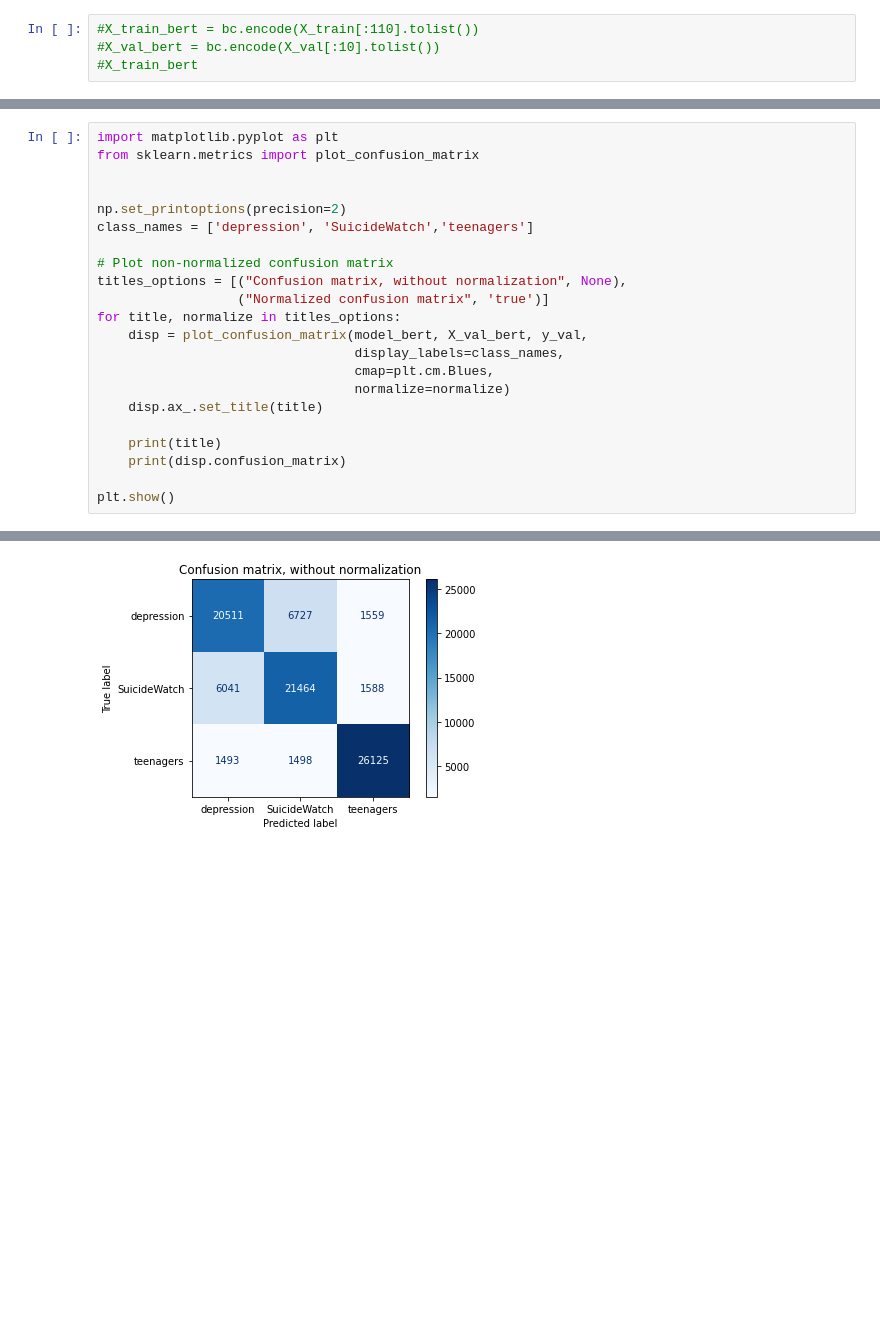
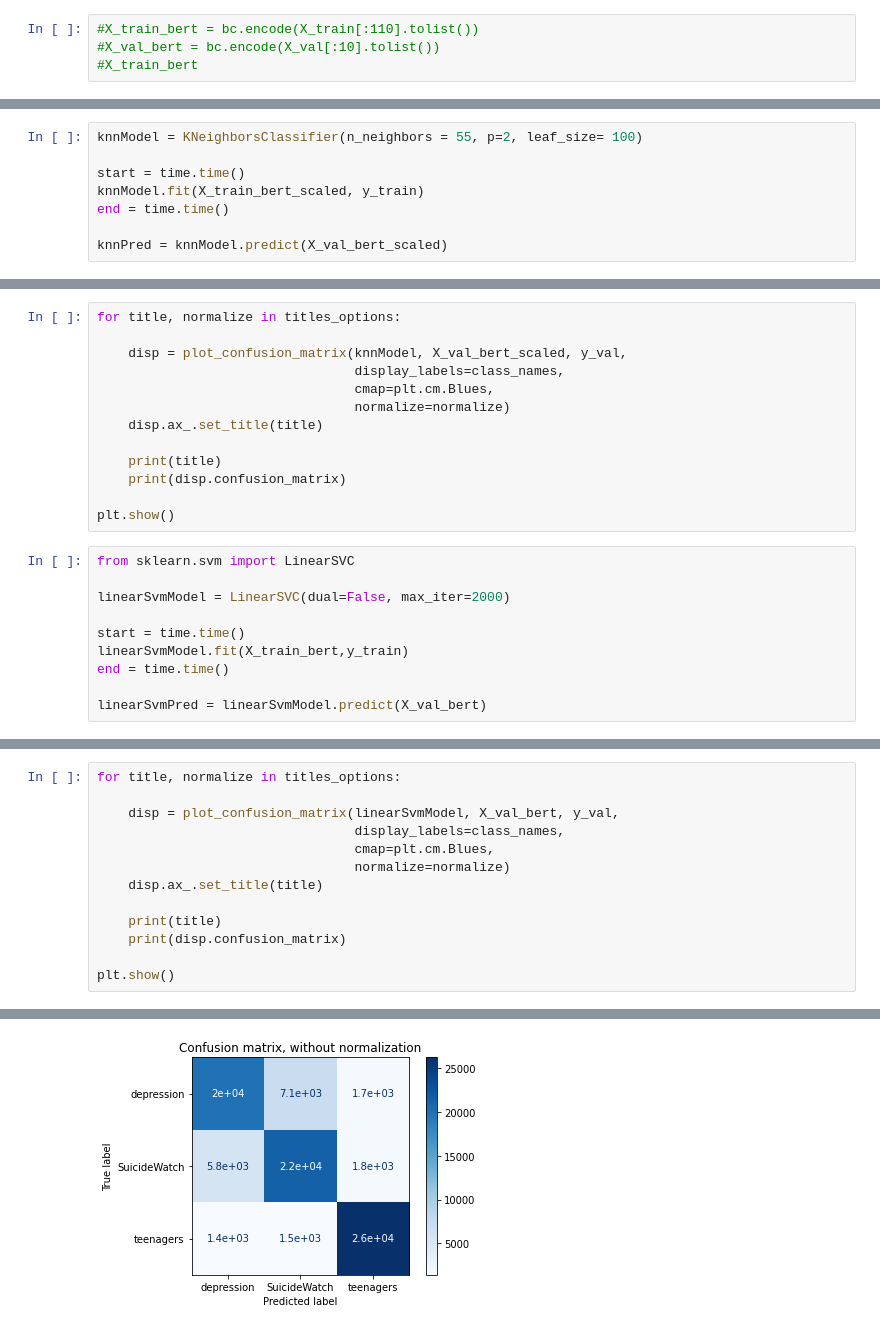
Before and after one commit to Sougotadayglo/DeepLearning_ProjectsUsingBert, a Jupyter notebook: SuicideAndDepressionDetection.ipynb, the cells around one changed output, grey strips where cells are left out. Cells and saved outputs as stored; diff of their text form; blank space fills up the shorter version.

```diff
--- a/SuicideAndDepressionDetection.ipynb
+++ b/SuicideAndDepressionDetection.ipynb
@@ -468,0 +593,8 @@ print(f1_score(y_val, pred_bert, average='micro'))
+# %%
+knnModel = KNeighborsClassifier(n_neighbors = 55, p=2, leaf_size= 100)
+
+start = time.time()
+knnModel.fit(X_train_bert_scaled, y_train)
+end = time.time()
+
+knnPred = knnModel.predict(X_val_bert_scaled)
@@ -468,0 +604,23 @@ print(f1_score(y_val, pred_bert, average='micro'))
+# %%
+for title, normalize in titles_options:
+
+    disp = plot_confusion_matrix(knnModel, X_val_bert_scaled, y_val,
+                                 display_labels=class_names,
+                                 cmap=plt.cm.Blues,
+                                 normalize=normalize)
+    disp.ax_.set_title(title)
+
+    print(title)
+    print(disp.confusion_matrix)
+
+plt.show()
+# %%
+from sklearn.svm import LinearSVC
+
+linearSvmModel = LinearSVC(dual=False, max_iter=2000)
+
+start = time.time()
+linearSvmModel.fit(X_train_bert,y_train)
+end = time.time()
+
+linearSvmPred = linearSvmModel.predict(X_val_bert)
@@ -469,16 +633,7 @@ print(f1_score(y_val, pred_bert, average='micro'))
 # %%
-import matplotlib.pyplot as plt
-from sklearn.metrics import plot_confusion_matrix
+for title, normalize in titles_options:
 
-
-np.set_printoptions(precision=2)
-class_names = ['depression', 'SuicideWatch','teenagers']
-
-# Plot non-normalized confusion matrix
-titles_options = [("Confusion matrix, without normalization", None),
-                  ("Normalized confusion matrix", 'true')]
-for title, normalize in titles_options:
-    disp = plot_confusion_matrix(model_bert, X_val_bert, y_val,
+    disp = plot_confusion_matrix(linearSvmModel, X_val_bert, y_val,
                                  display_labels=class_names,
                                  cmap=plt.cm.Blues,
                                  normalize=normalize)
@@ -499,2 +654,2 @@ Normalized confusion matrix
  [0.05 0.05 0.9 ]]
-[figure, old version]
+[figure, new version]
```
Also changed, not shown: parts of 34 cells of this notebook.
